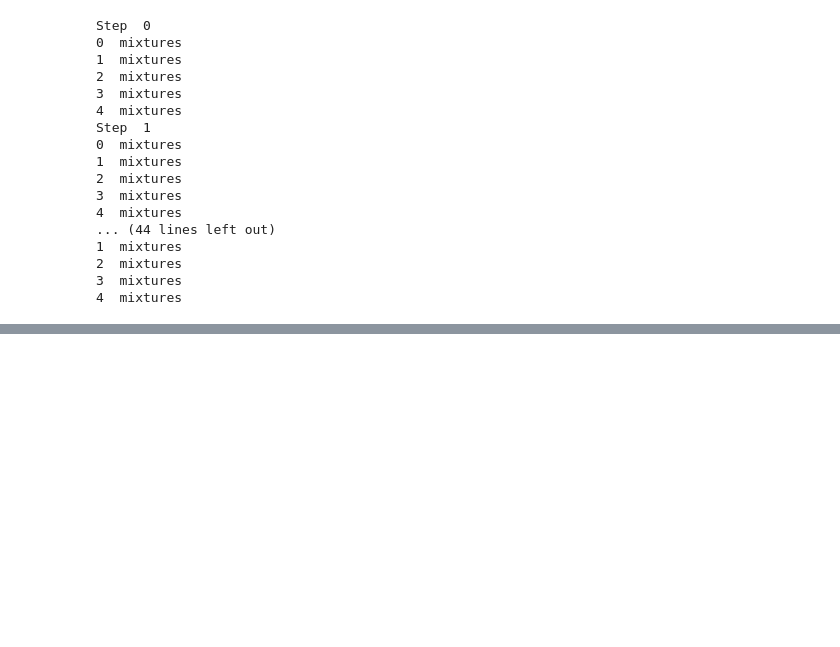
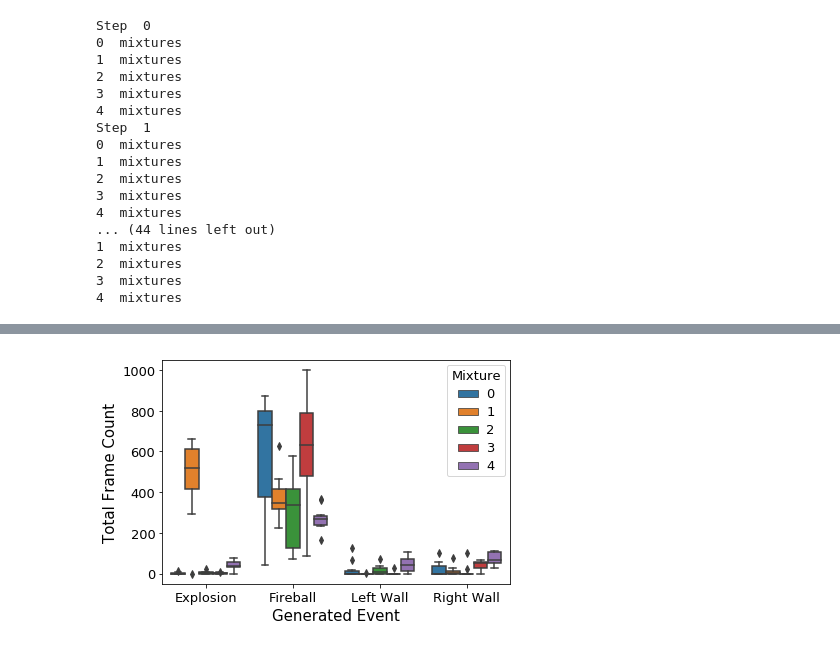
Before and after one commit to kaiolae/WorldModels, a Jupyter notebook: notebooks/Show Trained RNN Dreams.ipynb, the cells around one changed output, grey strips where cells are left out. Cells and saved outputs as stored; diff of their text form; code cells hidden in the pictures; blank space fills up the shorter version.

```diff
--- a/notebooks/Show Trained RNN Dreams.ipynb
+++ b/notebooks/Show Trained RNN Dreams.ipynb
@@ -231,0 +245,21 @@ sns.boxplot(x="type", y="count", hue="mixture_num", data=events_frame)
+# %%
+#Improving plot appearance.
+#Annotating the plot with significance bars according to the results above.
+# statistical annotation
+FONT_SIZE = 15
+FONT_SIZE_TICKS = 13
+ax = sns.boxplot(x="type", y="count", hue="Mixture", data=events_frame_worlds)
+#Changing axis labels
+ax.set_xlabel('Generated Event', fontsize=FONT_SIZE)
+ax.set_ylabel('Total Frame Count', fontsize=FONT_SIZE)
+#Changing legend (I keep the original plot above to ensure I label things correctly).
+plt.setp(ax.get_legend().get_texts(), fontsize=FONT_SIZE_TICKS) # for legend text
+plt.setp(ax.get_legend().get_title(), fontsize=FONT_SIZE_TICKS) # for legend title
+ax.tick_params(labelsize=FONT_SIZE_TICKS)
+#ax.set_ylim(-0.1, 1.15) #To ensure both legend and markers fit in the plot
+
+plt.tight_layout()
+plt.savefig("committed_dreaming.pdf")
+plt.show()
+# %% [output]
+[figure, added]
```
Also changed, not shown: parts of 10 cells of this notebook, 7 other files.
